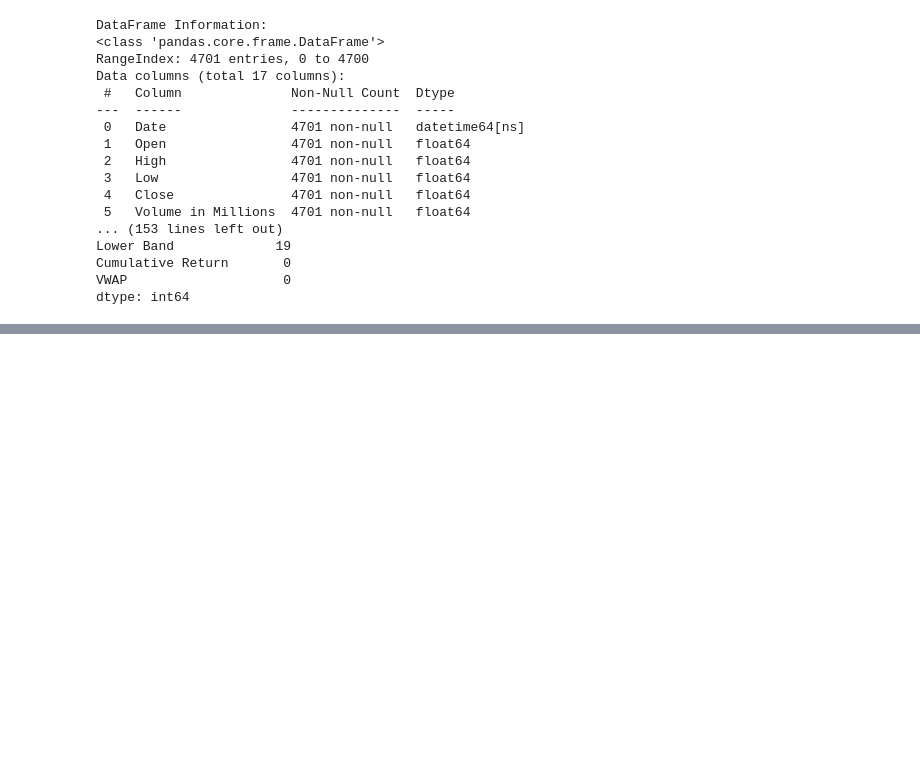
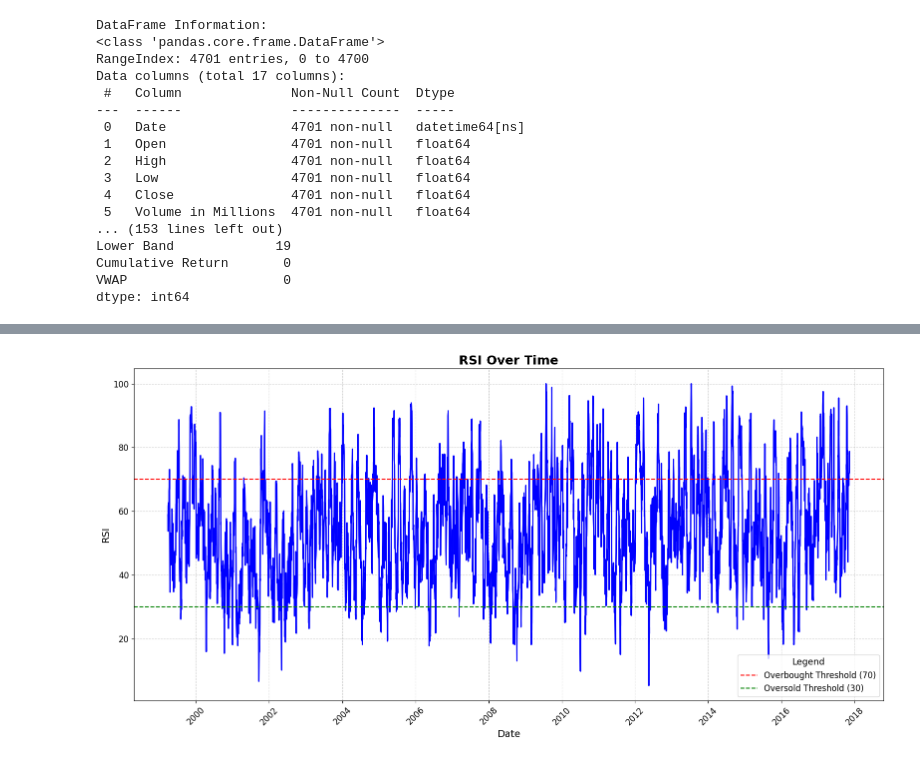
Before and after one commit to Ayush-Singh-31/Stocks-ETFs, a Jupyter notebook: ETFs.ipynb, the cells around one changed output, grey strips where cells are left out. Drawn from its saved outputs; the diff is of its cells as text; code cells hidden in the pictures; blank space fills up the shorter version.

```diff
--- a/ETFs.ipynb
+++ b/ETFs.ipynb
@@ -286,0 +372,16 @@ dtype: int64
+# %%
+plt.figure(figsize=(16, 8))
+sns.lineplot(x='Date', y='RSI', data=etf.cleaned_df, color='blue', linewidth=2)
+plt.axhline(70, linestyle='--', color='red', linewidth=1.5, label='Overbought Threshold (70)')
+plt.axhline(30, linestyle='--', color='green', linewidth=1.5, label='Oversold Threshold (30)')
+plt.title('RSI Over Time', fontsize=18, fontweight='bold')
+plt.xlabel('Date', fontsize=14)
+plt.ylabel('RSI', fontsize=14)
+plt.legend(title='Legend', title_fontsize='13', fontsize='12')
+plt.xticks(rotation=45, fontsize=12)
+plt.yticks(fontsize=12)
+plt.grid(True, linestyle='--', alpha=0.6)
+plt.tight_layout()
+plt.savefig(f"./Plots/ETFs/{etf.name}/RSI.png")
+# %% [output]
+[figure, added]
```
Also changed, not shown: parts of 8 cells of this notebook, 6 other files.
